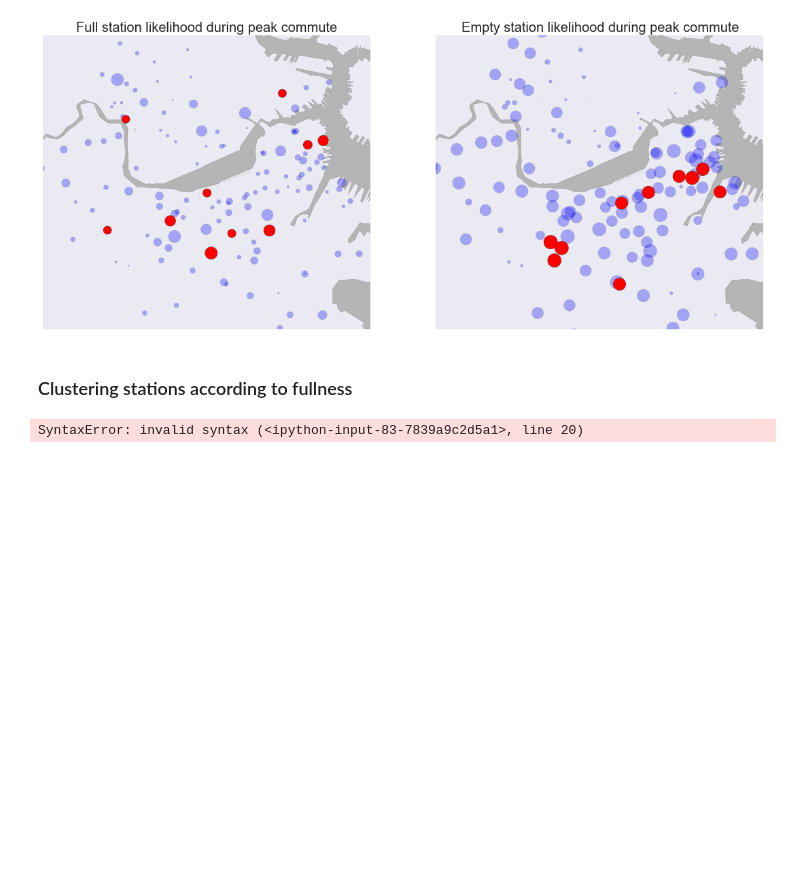
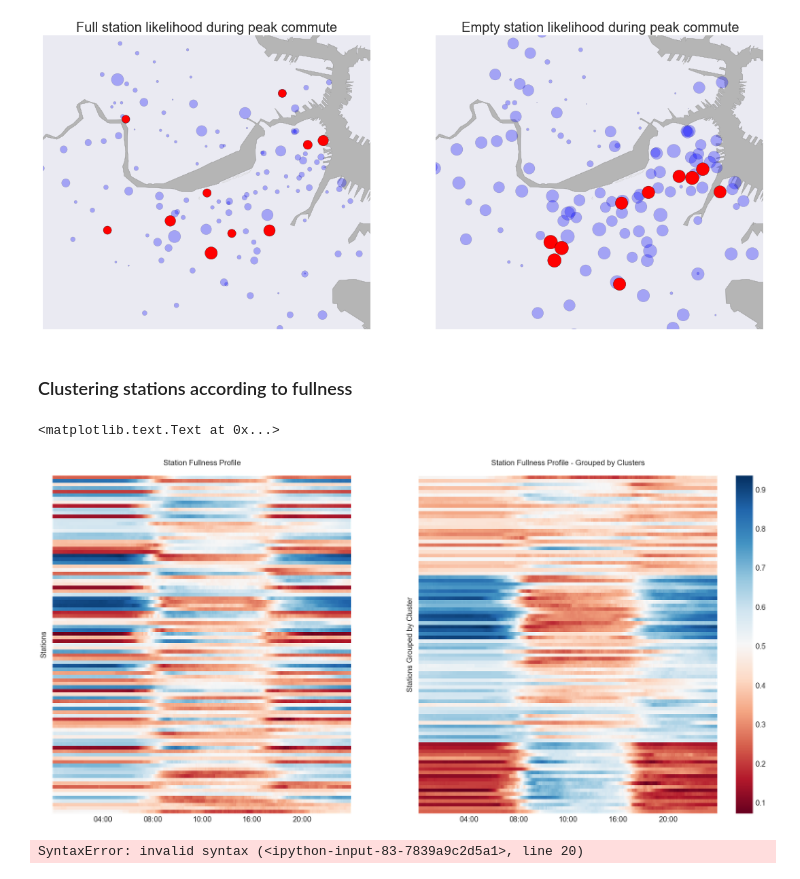
Before and after one commit to CS109Hubway/classp, a Jupyter notebook: Test_Hubway.ipynb, the cells around one changed output. Drawn from its saved outputs; the diff is of its cells as text; code cells hidden in the pictures; blank space fills up the shorter version.

```diff
--- a/Test_Hubway.ipynb
+++ b/Test_Hubway.ipynb
@@ -479,3 +471,57 @@ BestWorststationmap(BestWorstweekdaystations)
+# %%
+import sklearn.decomposition
+import sklearn.cluster
+from matplotlib import gridspec
+
+# Compute the fullness ratio as the number of bikes over the capacity for each interval
+statusintervals['fullness_ratio']=statusintervals.latest_num_bikes/statusintervals.latest_capacity
+
+# Differentiate Between weekdays and week-end days
+statusintervals['week']=statusintervals.weekday < 5
+
+# Group by station and interval of the day for week days and pivot into a matrix
+fullness = statusintervals.loc[statusintervals.week == True].groupby(['station_id','minute'])['fullness_ratio'].mean()
+fullness = fullness.reset_index().pivot(index='station_id', columns='minute', values='fullness_ratio')
+
+#Plot Image of All Fullness profiles before clustering
+
+plt.figure(figsize=(35,16))
+gs = gridspec.GridSpec(1, 2, width_ratios=[4, 5])
+plt.subplot(gs[0])
+imgplot = plt.imshow(fullness,aspect='auto',interpolation='none')
+imgplot.set_cmap('RdBu')
+plt.yticks([0],[''])
+plt.ylabel('Stations', size =20)
+ax = plt.gca()
+ax.grid(False)
+plt.xticks([48,96,144,192,240], ['04:00', '08:00', '10:00','16:00','20:00'], size=20)
+plt.title('Station Fullness Profile \n', size = 20)
+
+#Perform SVD to extract principal components
+fullness_trans = (fullness - fullness.mean(axis=0))
+svd = sklearn.decomposition.TruncatedSVD(n_components=6, random_state=38)
+fullness_trans = svd.fit_transform(fullness_trans)
+
+#Use Principal Components to CLuster the Fullness Profiles
+km = sklearn.cluster.KMeans(n_clusters=4, init='k-means++', n_init=20, max_iter=300)
+fullness['cluster_id'] = km.fit_predict(fullness_trans[:,0:9])
+fullness_sorted = fullness.sort('cluster_id')
+
+#Plot Image of All Fullness profiles ordered by clusterid clustering
+plt.subplot(gs[1])
+imgplot = plt.imshow(fullness_sorted.ix[:,0:-1],aspect='auto',interpolation='none')
+imgplot.set_cmap('RdBu')
+plt.yticks([0],[''])
+plt.ylabel('Stations Grouped by Cluster', size =20)
+ax = plt.gca()
+ax.grid(False)
+cbar = plt.colorbar()
+cbar.ax.tick_params(labelsize=20)
+plt.xticks([48,96,144,192,240], ['04:00', '08:00', '10:00','16:00','20:00'], size=20)
+plt.title('Station Fullness Profile - Grouped by Clusters \n', size = 20)
+# %% [output]
+<matplotlib.text.Text at 0x...>
+[figure, added]
 # %%
 #function to plot stations sized by the relative frequency full or empty
 def ClusterMap(weekday):
```
Also changed, not shown: parts of 12 cells of this notebook, 1 other file.
